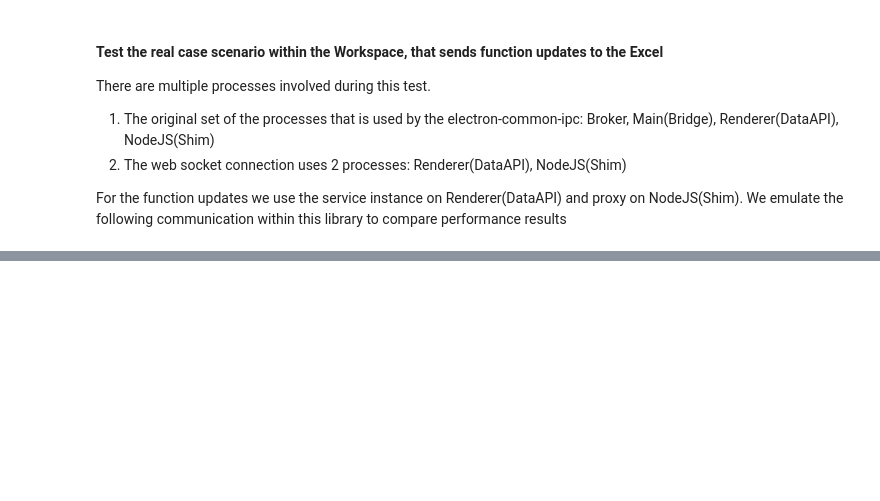
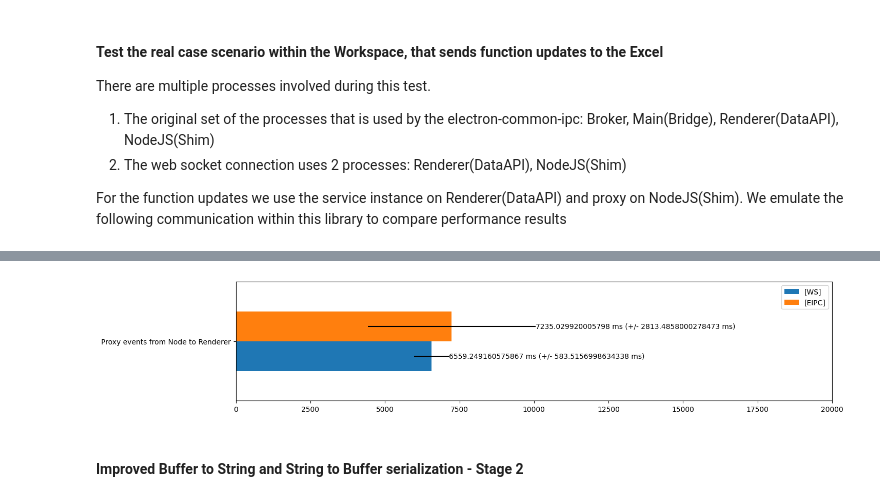
Before and after one commit to ikremniou/electron-common-ipc, a Jupyter notebook: packages/internal/e2e-tests/notes/perf.ipynb, the cells around one changed output, grey strips where cells are left out. Saved outputs shown, nothing was run; the diff lists cells and outputs as text; code cells hidden in the pictures; blank space fills up the shorter version.

```diff
--- a/packages/internal/e2e-tests/notes/perf.ipynb
+++ b/packages/internal/e2e-tests/notes/perf.ipynb
@@ -150,0 +187,8 @@ IndexError: list index out of range
+# %%
+table, error = dict(), dict()
+scrap_performance_results(output_v1_2, table, error, ['[WS]', '[EIPC]'])
+plot_performance_bars(table, error, 20000)
+# %% [output]
+[figure, added]
+# %% [markdown]
+#### Improved Buffer to String and String to Buffer serialization - Stage 2
```
Also changed, not shown: parts of 21 cells of this notebook, 34 other files.
